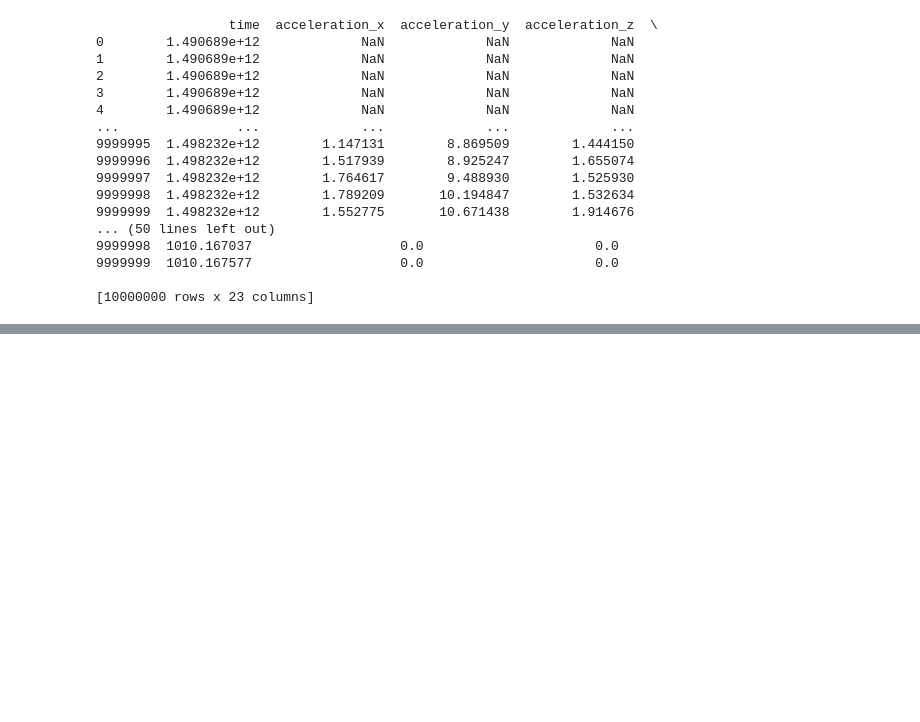
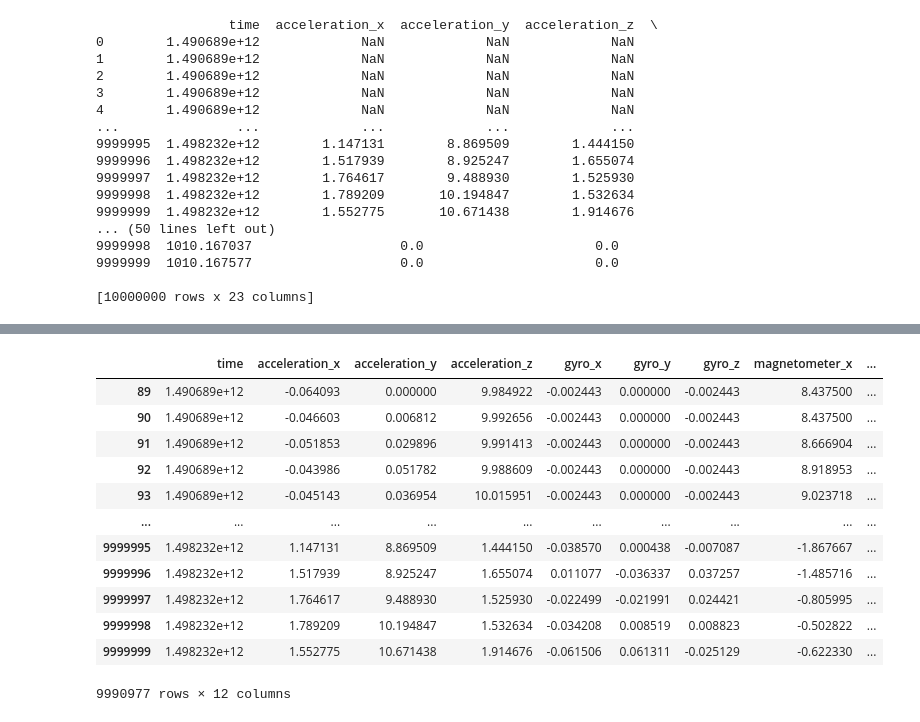
Before and after one commit to hizik999/travel_diary_server, a Jupyter notebook: dataset_explore.ipynb, the cells around one changed output, grey strips where cells are left out. Cells and saved outputs as stored; diff of their text form; code cells hidden in the pictures; blank space fills up the shorter version.

Commit message:
изменения в преобработке данных: слияние label с motion, фильтрация столбцов, dropna()

```diff
--- a/dataset_explore.ipynb
+++ b/dataset_explore.ipynb
@@ -98,8 +98,8 @@ motion_csv_path = "useful_dataset/motion.csv"
 # motion_data.head()
 # %%
 label_data = pd.read_csv(label_csv_path, chunksize=10**7)
-for chunk in label_data:
-    print(chunk)
+for label_chunk in label_data:
+    print(label_chunk)
     break
 # %% [output]
                   time  coarse  fine_label  road_label  traffic_label  \
@@ -140,7 +140,7 @@ chunk.to_csv('useful_dataset/chunk_label.csv', index=False)
 # %%
 motion_data = pd.read_csv(motion_csv_path, chunksize=10**7)
-for chunk in motion_data:
-    print(chunk)
+for motion_chunk in motion_data:
+    print(motion_chunk)
     break
 # %% [output]
                  time  acceleration_x  acceleration_y  acceleration_z  \
@@ -178,0 +163,6 @@ chunk
+# %%
+motion_chunk = motion_chunk[['time', 'acceleration_x', 'acceleration_y', 'acceleration_z', 'gyro_x',
+       'gyro_y', 'gyro_z', 'magnetometer_x', 'magnetometer_y',
+       'magnetometer_z', 'pressure']]
+#chunk = chunk.dropna()
+motion_chunk
@@ -178,0 +183,23 @@ chunk
+# %%
+motion_with_labess = motion_chunk.merge(label_chunk, on='time', how='left')
+motion_with_labess = motion_with_labess[['time', 'acceleration_x', 'acceleration_y', 'acceleration_z', 'gyro_x',
+       'gyro_y', 'gyro_z', 'magnetometer_x', 'magnetometer_y',
+       'magnetometer_z', 'pressure', 'coarse']]
+
+motion_with_labess = motion_with_labess.dropna()
+
+motion_with_labess
+# %% [output]
+|  | time | acceleration_x | acceleration_y | acceleration_z | gyro_x | gyro_y | gyro_z | magnetometer_x | ... |
+| 89 | 1.490689e+12 | -0.064093 | 0.000000 | 9.984922 | -0.002443 | 0.000000 | -0.002443 | 8.437500 | ... |
+| 90 | 1.490689e+12 | -0.046603 | 0.006812 | 9.992656 | -0.002443 | 0.000000 | -0.002443 | 8.437500 | ... |
+| 91 | 1.490689e+12 | -0.051853 | 0.029896 | 9.991413 | -0.002443 | 0.000000 | -0.002443 | 8.666904 | ... |
+| 92 | 1.490689e+12 | -0.043986 | 0.051782 | 9.988609 | -0.002443 | 0.000000 | -0.002443 | 8.918953 | ... |
+| 93 | 1.490689e+12 | -0.045143 | 0.036954 | 10.015951 | -0.002443 | 0.000000 | -0.002443 | 9.023718 | ... |
+| ... | ... | ... | ... | ... | ... | ... | ... | ... | ... |
+| 9999995 | 1.498232e+12 | 1.147131 | 8.869509 | 1.444150 | -0.038570 | 0.000438 | -0.007087 | -1.867667 | ... |
+| 9999996 | 1.498232e+12 | 1.517939 | 8.925247 | 1.655074 | 0.011077 | -0.036337 | 0.037257 | -1.485716 | ... |
+| 9999997 | 1.498232e+12 | 1.764617 | 9.488930 | 1.525930 | -0.022499 | -0.021991 | 0.024421 | -0.805995 | ... |
+| 9999998 | 1.498232e+12 | 1.789209 | 10.194847 | 1.532634 | -0.034208 | 0.008519 | 0.008823 | -0.502822 | ... |
+| 9999999 | 1.498232e+12 | 1.552775 | 10.671438 | 1.914676 | -0.061506 | 0.061311 | -0.025129 | -0.622330 | ... |
+9990977 rows × 12 columns
```
Also changed, not shown: parts of 7 cells of this notebook, 2 other files.
